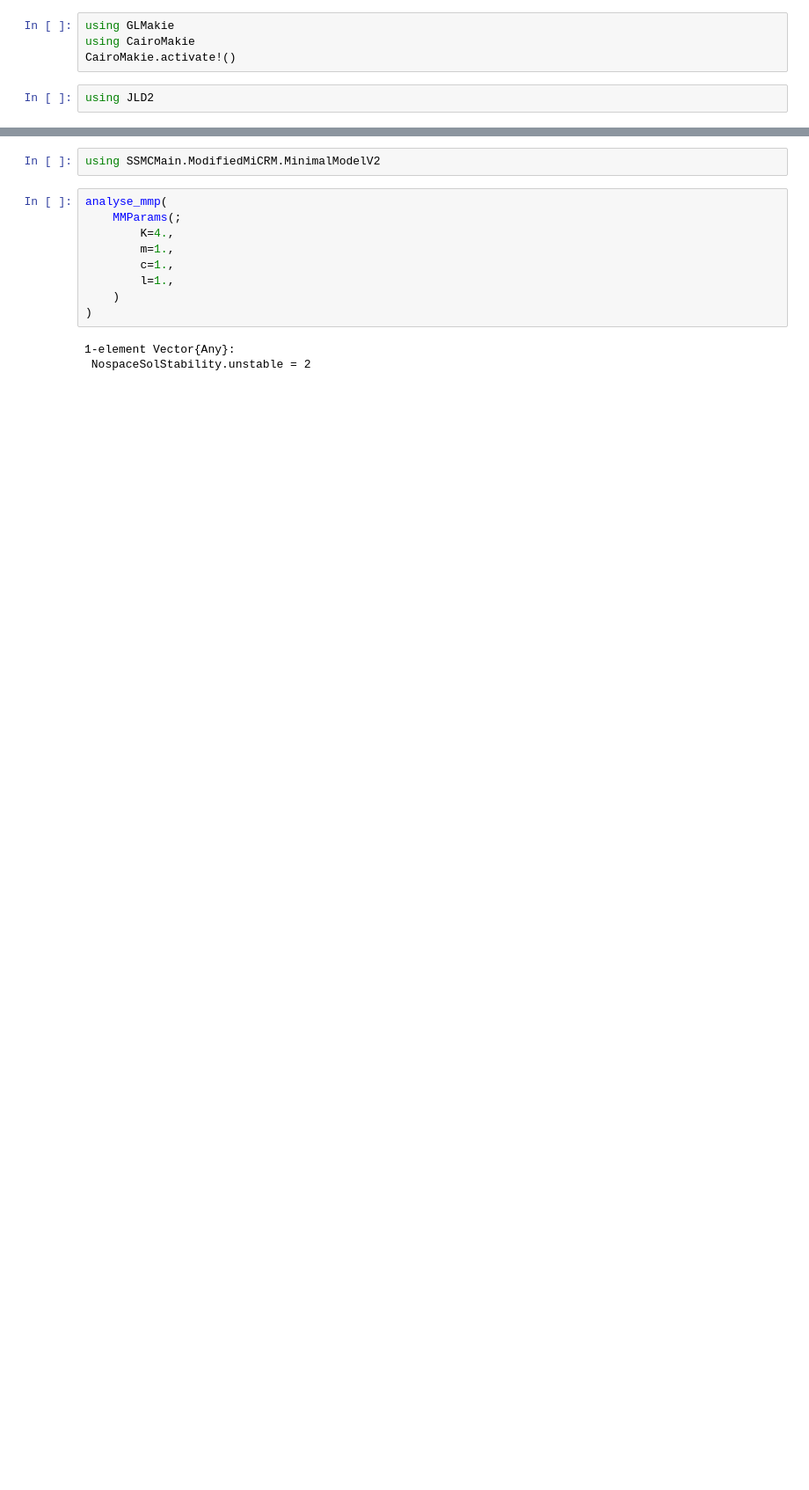
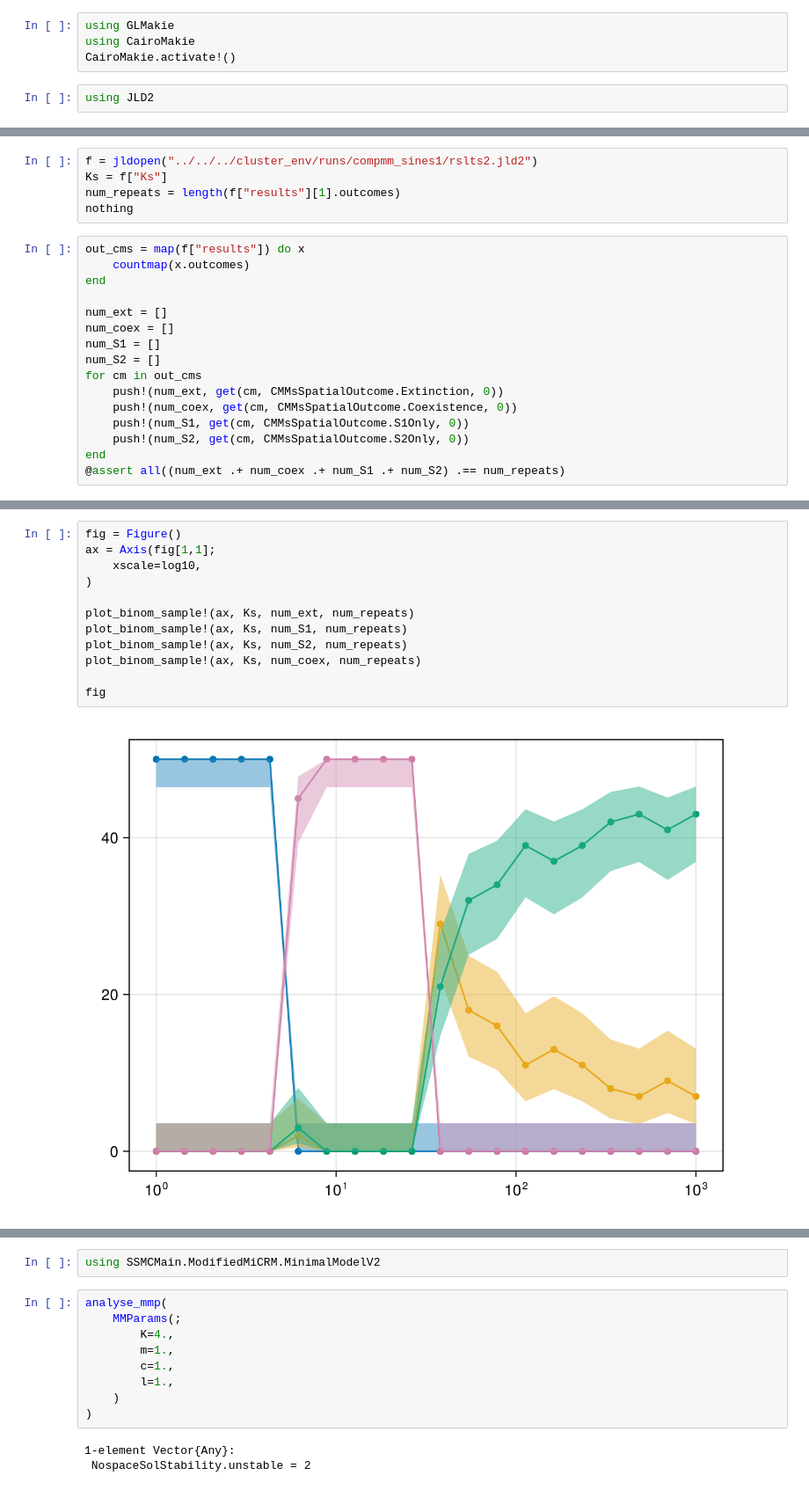
Before and after one commit to kockahonza/SSMC, a Jupyter notebook: notebooks/clean slate/CompetingMMs/Varying K spatial outcomes.ipynb, the cells around one changed output, grey strips where cells are left out. Shown at 88% size. Cells and saved outputs as stored; diff of their text form; blank space fills up the shorter version.

```diff
--- a/notebooks/clean slate/CompetingMMs/Varying K spatial outcomes.ipynb
+++ b/notebooks/clean slate/CompetingMMs/Varying K spatial outcomes.ipynb
@@ -21,0 +12,21 @@ using JLD2
+# %%
+f = jldopen("../../../cluster_env/runs/compmm_sines1/rslts2.jld2")
+Ks = f["Ks"]
+num_repeats = length(f["results"][1].outcomes)
+nothing
+# %%
+out_cms = map(f["results"]) do x
+    countmap(x.outcomes)
+end
+
+num_ext = []
+num_coex = []
+num_S1 = []
+num_S2 = []
+for cm in out_cms
+    push!(num_ext, get(cm, CMMsSpatialOutcome.Extinction, 0))
+    push!(num_coex, get(cm, CMMsSpatialOutcome.Coexistence, 0))
+    push!(num_S1, get(cm, CMMsSpatialOutcome.S1Only, 0))
+    push!(num_S2, get(cm, CMMsSpatialOutcome.S2Only, 0))
+end
+@assert all((num_ext .+ num_coex .+ num_S1 .+ num_S2) .== num_repeats)
@@ -21,0 +35,14 @@ using JLD2
+# %%
+fig = Figure()
+ax = Axis(fig[1,1];
+    xscale=log10,
+)
+
+plot_binom_sample!(ax, Ks, num_ext, num_repeats)
+plot_binom_sample!(ax, Ks, num_S1, num_repeats)
+plot_binom_sample!(ax, Ks, num_S2, num_repeats)
+plot_binom_sample!(ax, Ks, num_coex, num_repeats)
+
+fig
+# %% [output]
+[figure, added]
```
Also changed, not shown: parts of 28 cells of this notebook, 5 other files.
